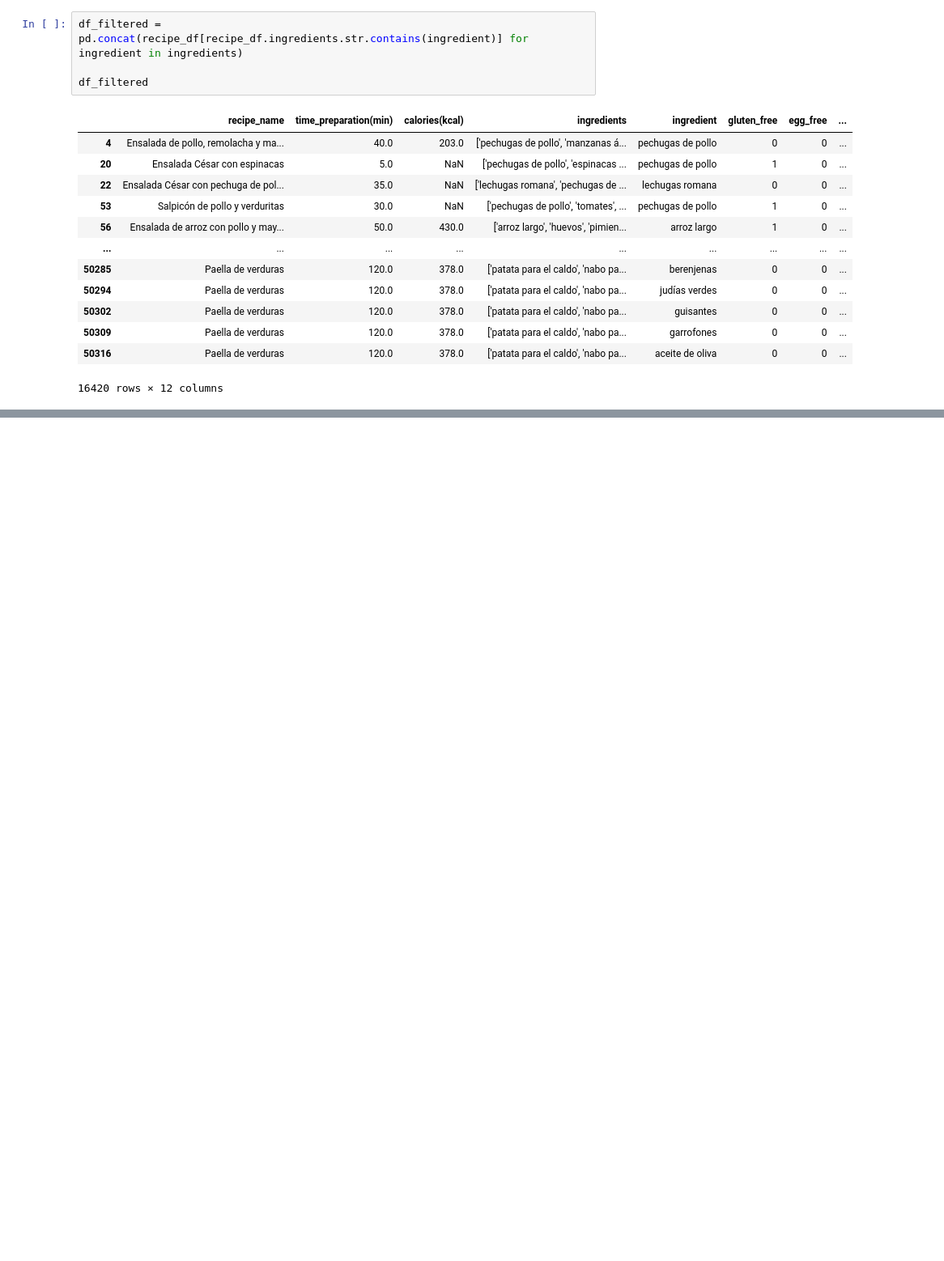
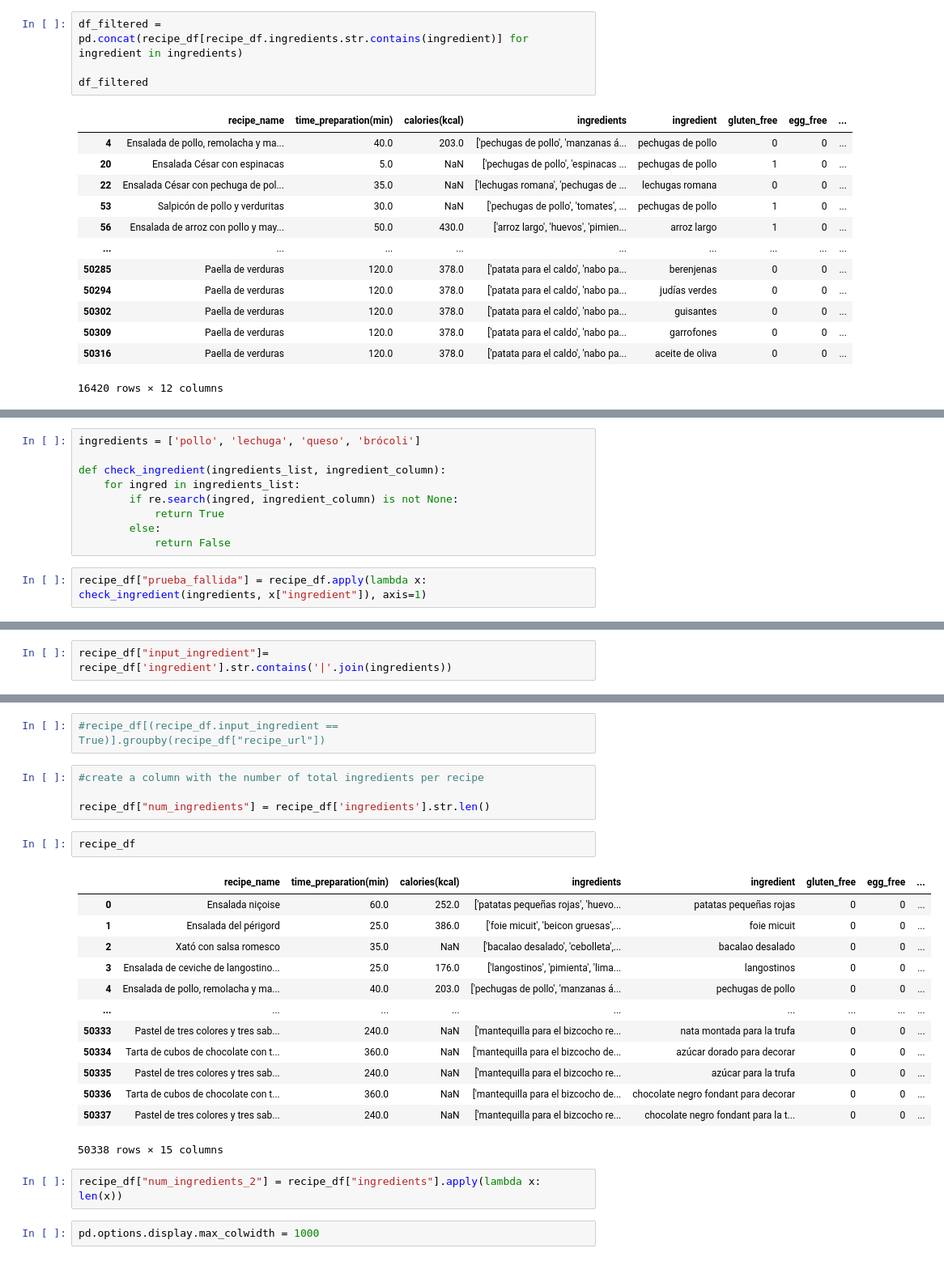
Before and after one commit to vkamg/Ironhack-Final-Project, a Jupyter notebook: notebooks/analysis.ipynb, the cells around one changed output, grey strips where cells are left out. Shown at 81% size. Cells and saved outputs as stored; diff of their text form; blank space fills up the shorter version.

Commit message:
working on analysis, trying to get the length of the ingredients list

```diff
--- a/notebooks/analysis.ipynb
+++ b/notebooks/analysis.ipynb
@@ -47,0 +50,11 @@ df_filtered
+# %%
+ingredients = ['pollo', 'lechuga', 'queso', 'brócoli']
+
+def check_ingredient(ingredients_list, ingredient_column):
+    for ingred in ingredients_list:
+        if re.search(ingred, ingredient_column) is not None:
+            return True
+        else:
+            return False
+# %%
+recipe_df["prueba_fallida"] = recipe_df.apply(lambda x: check_ingredient(ingredients, x["ingredient"]), axis=1)
@@ -47,0 +81,2 @@ df_filtered
+# %%
+recipe_df["input_ingredient"]= recipe_df['ingredient'].str.contains('|'.join(ingredients))
@@ -47,0 +103,26 @@ df_filtered
+# %%
+#recipe_df[(recipe_df.input_ingredient == True)].groupby(recipe_df["recipe_url"])
+# %%
+#create a column with the number of total ingredients per recipe
+
+recipe_df["num_ingredients"] = recipe_df['ingredients'].str.len()
+# %%
+recipe_df
+# %% [output]
+|  | recipe_name | time_preparation(min) | calories(kcal) | ingredients | ingredient | gluten_free | egg_free | ... |
+| 0 | Ensalada niçoise | 60.0 | 252.0 | ['patatas pequeñas rojas', 'huevo... | patatas pequeñas rojas | 0 | 0 | ... |
+| 1 | Ensalada del périgord | 25.0 | 386.0 | ['foie micuit', 'beicon gruesas',... | foie micuit | 0 | 0 | ... |
+| 2 | Xató con salsa romesco | 35.0 | NaN | ['bacalao desalado', 'cebolleta',... | bacalao desalado | 0 | 0 | ... |
+| 3 | Ensalada de ceviche de langostino... | 25.0 | 176.0 | ['langostinos', 'pimienta', 'lima... | langostinos | 0 | 0 | ... |
+| 4 | Ensalada de pollo, remolacha y ma... | 40.0 | 203.0 | ['pechugas de pollo', 'manzanas á... | pechugas de pollo | 0 | 0 | ... |
+| ... | ... | ... | ... | ... | ... | ... | ... | ... |
+| 50333 | Pastel de tres colores y tres sab... | 240.0 | NaN | ['mantequilla para el bizcocho re... | nata montada para la trufa | 0 | 0 | ... |
+| 50334 | Tarta de cubos de chocolate con t... | 360.0 | NaN | ['mantequilla para el bizcocho de... | azúcar dorado para decorar | 0 | 0 | ... |
+| 50335 | Pastel de tres colores y tres sab... | 240.0 | NaN | ['mantequilla para el bizcocho re... | azúcar para la trufa | 0 | 0 | ... |
+| 50336 | Tarta de cubos de chocolate con t... | 360.0 | NaN | ['mantequilla para el bizcocho de... | chocolate negro fondant para decorar | 0 | 0 | ... |
+| 50337 | Pastel de tres colores y tres sab... | 240.0 | NaN | ['mantequilla para el bizcocho re... | chocolate negro fondant para la t... | 0 | 0 | ... |
+50338 rows × 15 columns
+# %%
+recipe_df["num_ingredients_2"] = recipe_df["ingredients"].apply(lambda x: len(x))
+# %%
+pd.options.display.max_colwidth = 1000
```
Also changed, not shown: parts of 6 cells of this notebook.
